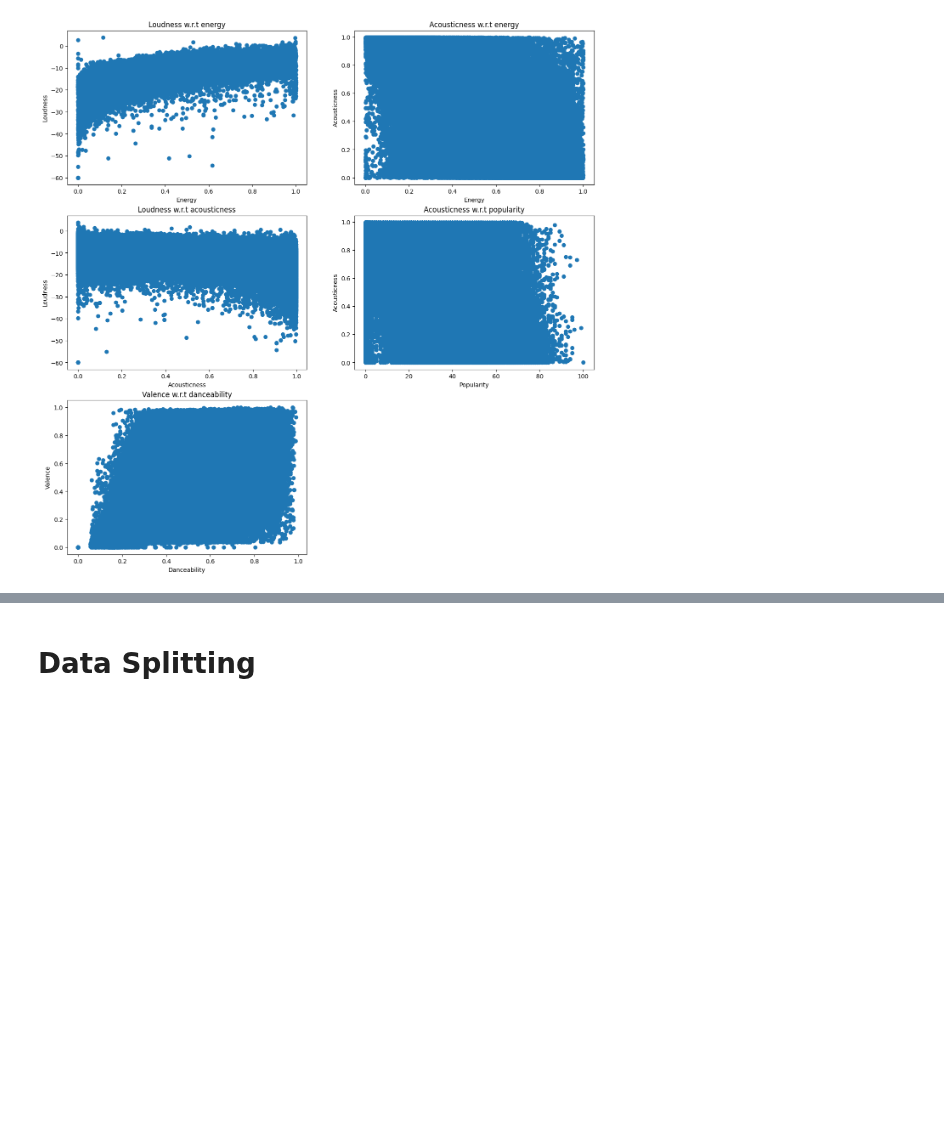
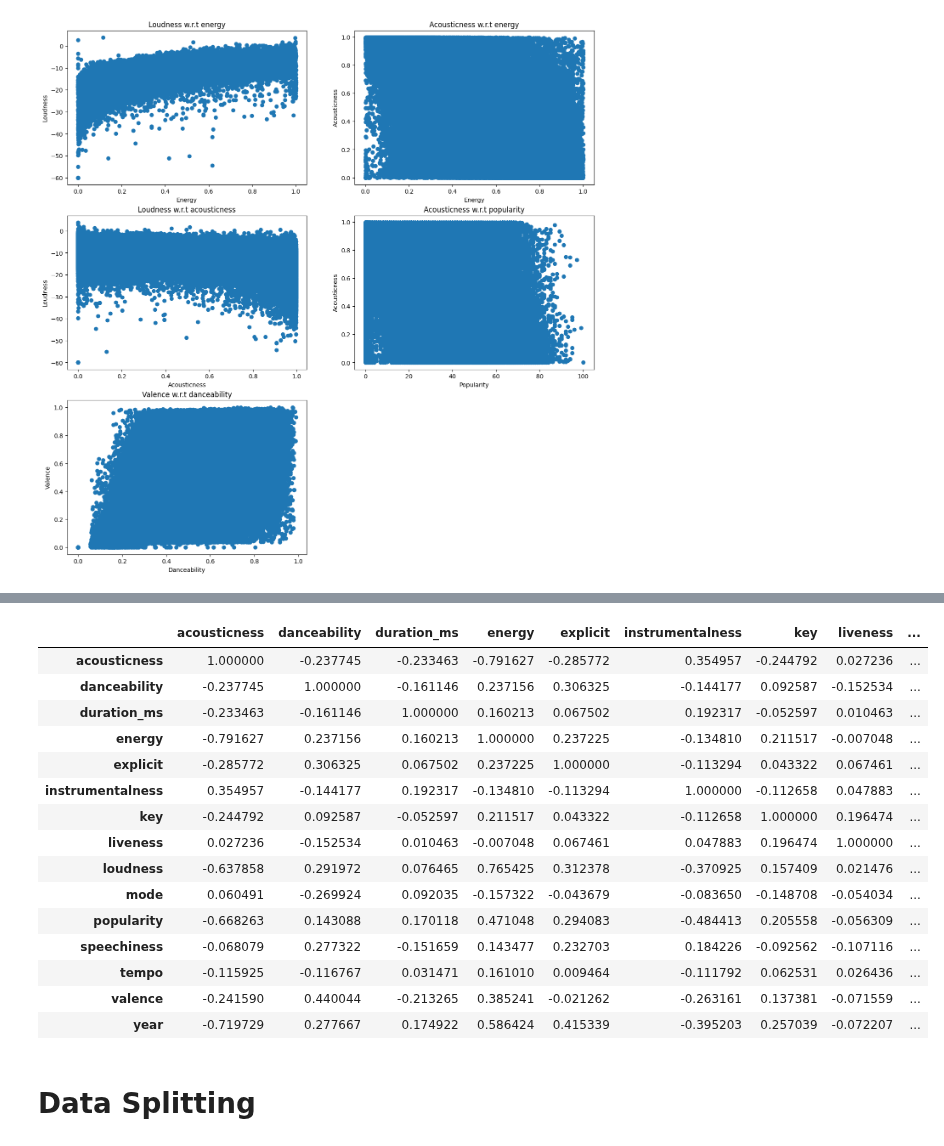
Before and after one commit to Manuela-AYO/DAProject2022, a Jupyter notebook: spotifyAnalysis.ipynb, the cells around one changed output, grey strips where cells are left out. Drawn from its saved outputs; the diff is of its cells as text; code cells hidden in the pictures; blank space fills up the shorter version.

```diff
--- a/spotifyAnalysis.ipynb
+++ b/spotifyAnalysis.ipynb
@@ -152,3 +211,24 @@ plt.show()
+# %%
+# correlation on popularity based dataframe
+temp = new_df.drop(columns=["artists", "id", "name", "release_date"])
+temp.corr(numeric_only=False)
+# %% [output]
+|  | acousticness | danceability | duration_ms | energy | explicit | instrumentalness | key | liveness | ... |
+| acousticness | 1.000000 | -0.237745 | -0.233463 | -0.791627 | -0.285772 | 0.354957 | -0.244792 | 0.027236 | ... |
+| danceability | -0.237745 | 1.000000 | -0.161146 | 0.237156 | 0.306325 | -0.144177 | 0.092587 | -0.152534 | ... |
+| duration_ms | -0.233463 | -0.161146 | 1.000000 | 0.160213 | 0.067502 | 0.192317 | -0.052597 | 0.010463 | ... |
+| energy | -0.791627 | 0.237156 | 0.160213 | 1.000000 | 0.237225 | -0.134810 | 0.211517 | -0.007048 | ... |
+| explicit | -0.285772 | 0.306325 | 0.067502 | 0.237225 | 1.000000 | -0.113294 | 0.043322 | 0.067461 | ... |
+| instrumentalness | 0.354957 | -0.144177 | 0.192317 | -0.134810 | -0.113294 | 1.000000 | -0.112658 | 0.047883 | ... |
+| key | -0.244792 | 0.092587 | -0.052597 | 0.211517 | 0.043322 | -0.112658 | 1.000000 | 0.196474 | ... |
+| liveness | 0.027236 | -0.152534 | 0.010463 | -0.007048 | 0.067461 | 0.047883 | 0.196474 | 1.000000 | ... |
+| loudness | -0.637858 | 0.291972 | 0.076465 | 0.765425 | 0.312378 | -0.370925 | 0.157409 | 0.021476 | ... |
+| mode | 0.060491 | -0.269924 | 0.092035 | -0.157322 | -0.043679 | -0.083650 | -0.148708 | -0.054034 | ... |
+| popularity | -0.668263 | 0.143088 | 0.170118 | 0.471048 | 0.294083 | -0.484413 | 0.205558 | -0.056309 | ... |
+| speechiness | -0.068079 | 0.277322 | -0.151659 | 0.143477 | 0.232703 | 0.184226 | -0.092562 | -0.107116 | ... |
+| tempo | -0.115925 | -0.116767 | 0.031471 | 0.161010 | 0.009464 | -0.111792 | 0.062531 | 0.026436 | ... |
+| valence | -0.241590 | 0.440044 | -0.213265 | 0.385241 | -0.021262 | -0.263161 | 0.137381 | -0.071559 | ... |
+| year | -0.719729 | 0.277667 | 0.174922 | 0.586424 | 0.415339 | -0.395203 | 0.257039 | -0.072207 | ... |
 # %% [markdown]
 # Data Splitting
 # %% [markdown]
```
Also changed, not shown: parts of 11 cells of this notebook.
